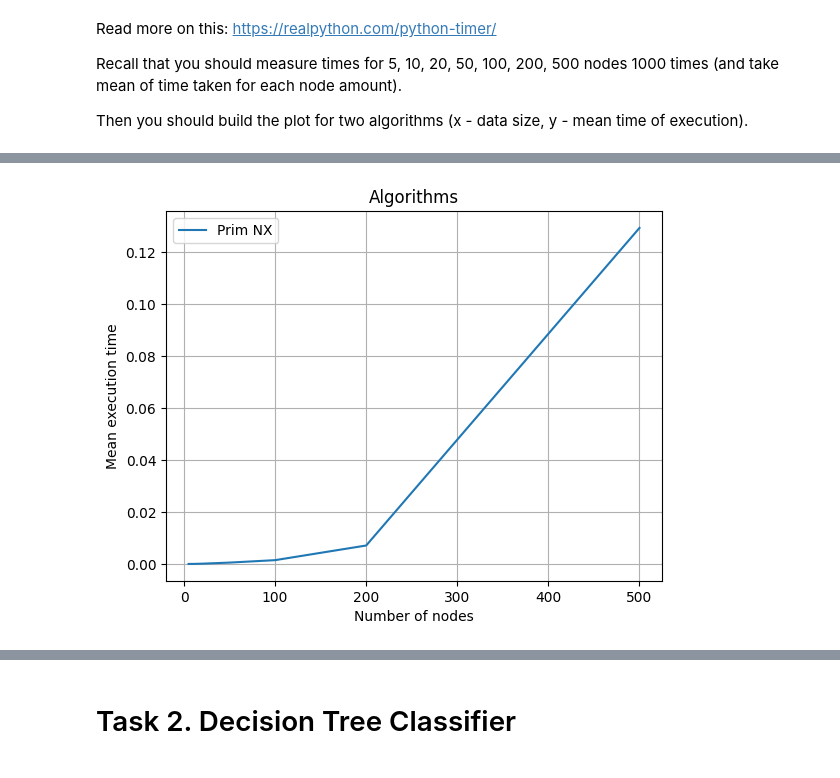
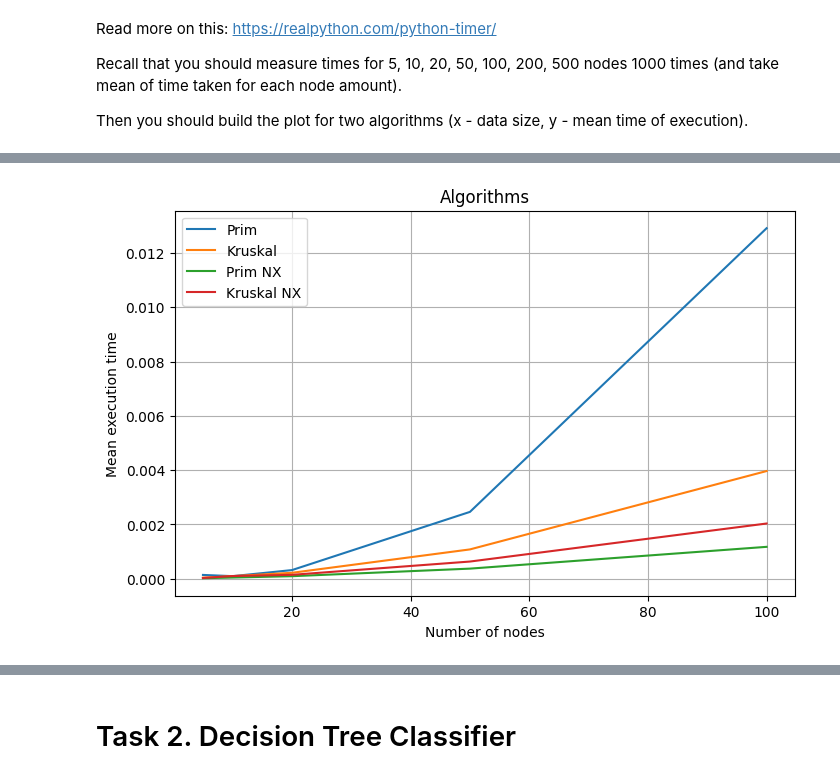
Before and after one commit to andrew-antoniuk/DiscreteMath_Lab1, a Jupyter notebook: 01_Antonenko_Antoniuk_Lab1_Trees1.ipynb, the cells around one changed output, grey strips where cells are left out. Drawn from its saved outputs; the diff is of its cells as text; code cells hidden in the pictures.

```diff
--- a/01_Antonenko_Antoniuk_Lab1_Trees1.ipynb
+++ b/01_Antonenko_Antoniuk_Lab1_Trees1.ipynb
@@ -488,6 +448,7 @@ time_taken / NUM_OF_ITERATIONS
 # %%
-x = [5, 10, 20, 50, 100, 200, 500]
+x = [5, 10, 20, 50, 100]
 d = (gnp_random_connected_graph(i, 0.7) for i in x)
+d_bf = [gnp_random_connected_graph(n, 0.4, directed = True) for n in x]
 # %%
 INF = float("inf")
 
@@ -545,10 +506,12 @@ def run_bf(G):
     bellman_ford(n, edges, start = 0)
 
 def run_prim(G):
-    prim_algorithm(nx_to_prim_kruskal(G))
+    H = nx.convert_node_labels_to_integers(G, first_label=0)
+    prim_algorithm(nx_to_prim_kruskal(H))
 
 def run_kruskal(G):
-    kruskal_algorithm(nx_to_prim_kruskal(G))
+    H = nx.convert_node_labels_to_integers(G, first_label=0)
+    kruskal_algorithm(nx_to_prim_kruskal(H))
 
 def run_nx_fw(G):
     nx.floyd_warshall(G)
@@ -566,75 +529,61 @@ def run(func, grapher, runs = 1000):
         func(grapher())
         end = time.time()
         v.append(end - start)
     return sum(v) / runs
 
-# r = {
-#     "FW": [],
-#     "Prim": [],
-#     "Kruskal": [],
-#     "Kruskal_NX": [],
-#     "Prim_NX": [],
-#     "FW_NX": [],
-#     "BF": [],
-# }
-
-# ONLY FOR ONE SHOW
 def small_run(func, data, t_func = None):
-
-    """
-    Docstring for small_run
-
-    :param func: Description
-    :param data: Description
-    """
 
     r = []
     for y in data:
 
         if not t_func is None:
             y = t_func(y)
 
         start = time.time()
         func(y)
         end = time.time()
         r.append(end - start)
     return r
 
-# for n in x:
-    # g = lambda n=n: gnp_random_connected_graph(n, 0.4)
-    # r["FW"].append(run(run_fw, g))
-    # r["FW_NX"].append(run(run_nx_fw, g))
-    # r["BF"].append(run(run_bf, g))
-    # r["Prim"].append(run(run_prim, g))
-    # r["Kruskal"].append(run(run_kruskal, g))
-    # r["Kruskal_NX"].append(run(run_kruskal_nx, g))
-    # r["Prim_NX"].append(run(run_prim_nx, g))
 
-# plt.figure(figsize = (8,5))
-# plt.plot(x, small_run(run_prim, d, nx_to_prim_kruskal,), label = "Prim")
-# plt.plot(x, small_run(run_kruskal, d, nx_to_prim_kruskal), label = "Kruskal")
-plt.plot(x, small_run(run_prim_nx, d), label = "Prim NX")
-# plt.plot(x, small_run(run_kruskal_nx, d), label = "Kruskal NX")
-# plt.plot(x, small_run(run_nx_fw, d), label = "Floyd-Warshall NX")
+r = {
+    "FW": [],
+    "Prim": [],
+    "Kruskal": [],
+    "Kruskal_NX": [],
+    "Prim_NX": [],
+    "FW_NX": [],
+    "BF": [],
+}
 
+for n in x:
+    G = gnp_random_connected_graph(n, 0.4)
 
-# plt.plot(x, r["Prim"], label = "Prim")
-# plt.plot(x, r["Kruskal"], label = "Kruskal")
-# plt.plot(x, r["Kruskal_NX"], label = "Kruskal NX")
-# plt.plot(x, r["Prim_NX"], label = "Prim NX")
+    r["FW"].append(run(lambda _: run_fw(_), lambda: G, runs = 3))
+    r["FW_NX"].append(run(lambda _: run_nx_fw(_), lambda: G, runs = 3))
+    r["BF"].append(run(lambda _: run_bf(_), lambda: G, runs = 3))
 
-# print("FW")
-# plt.plot(x, r["FW"], label = "Floyd–Warshall")
-# print("BF")
-# plt.plot(x, r["BF"], label = "Bellman-Ford")
-# print("FW NX")
-# plt.plot(x, r["FW_NX"], label = "Floyd–Warshall NX")
+    r["Prim"].append(run(lambda _: run_prim(_), lambda: G, runs = 3))
+    r["Kruskal"].append(run(lambda _: run_kruskal(_), lambda: G, runs = 3))
+    r["Kruskal_NX"].append(run(lambda _: run_kruskal_nx(_), lambda: G, runs = 10))
+    r["Prim_NX"].append(run(lambda _: run_prim_nx(_), lambda: G, runs = 10))
+
+plt.figure(figsize=(8, 5))
+
+plt.plot(x, r["Prim"], label = "Prim")
+plt.plot(x, r["Kruskal"], label = "Kruskal")
+plt.plot(x, r["Prim_NX"], label = "Prim NX")
+plt.plot(x, r["Kruskal_NX"], label = "Kruskal NX")
+
+# plt.plot(x, r["FW"], label="Floyd–Warshall")
+# plt.plot(x, r["BF"], label="Bellman-Ford")
+# plt.plot(x, r["FW_NX"], label="Floyd–Warshall NX")
 
 plt.xlabel("Number of nodes")
 plt.ylabel("Mean execution time")
 plt.title("Algorithms")
 plt.legend()
-plt.grid()
+plt.grid(True)
 plt.show()
 # %% [output]
-[figure, old version]
+[figure, new version]
```
Also changed, not shown: parts of 30 cells of this notebook.
